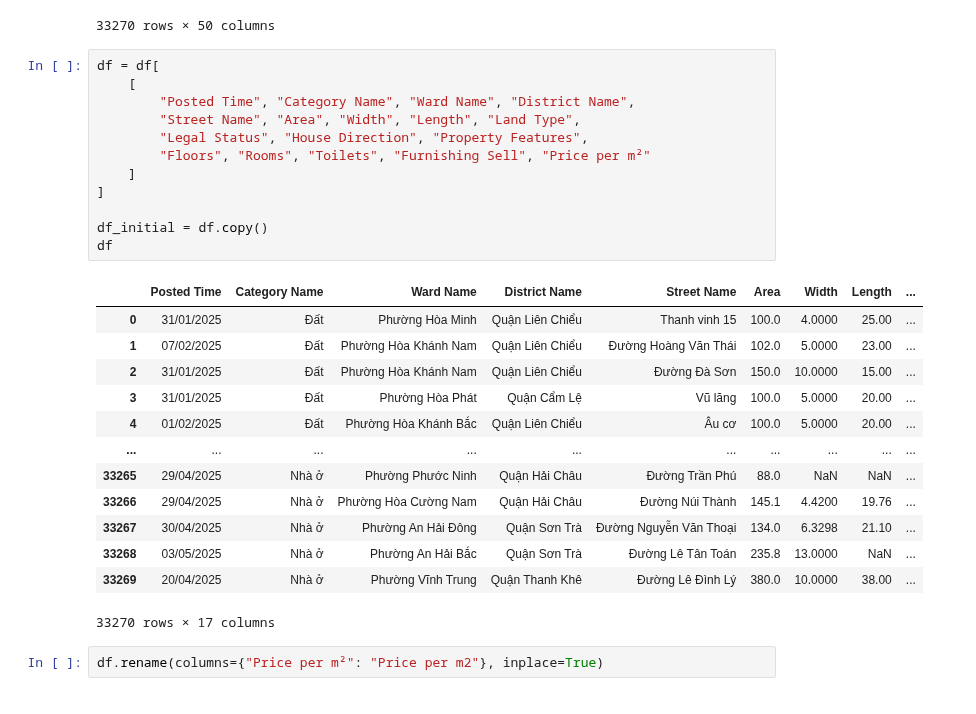
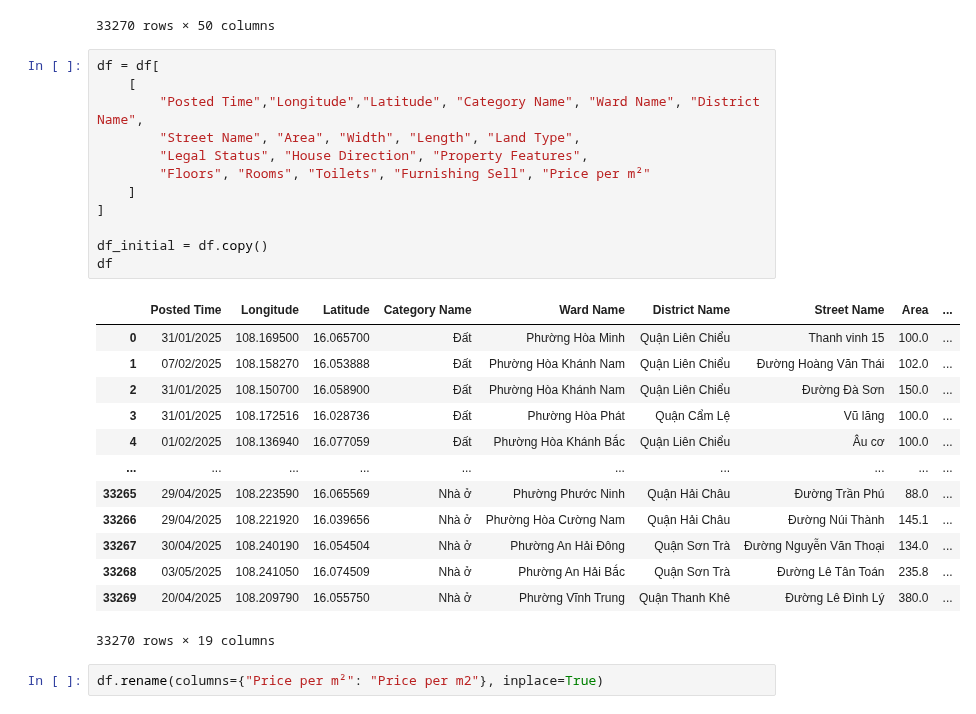
Before and after one commit to LuniuLun/RealEstate, a Jupyter notebook: MachineLearning/RealEstatePrediction/CleanData.ipynb, the cells around one changed output. Drawn from its saved outputs; the diff is of its cells as text.

```diff
--- a/MachineLearning/RealEstatePrediction/CleanData.ipynb
+++ b/MachineLearning/RealEstatePrediction/CleanData.ipynb
@@ -26,29 +26,29 @@ df
 # %%
 df = df[
     [
-        "Posted Time", "Category Name", "Ward Name", "District Name",
+        "Posted Time","Longitude","Latitude", "Category Name", "Ward Name", "District Name",
         "Street Name", "Area", "Width", "Length", "Land Type",
         "Legal Status", "House Direction", "Property Features",
         "Floors", "Rooms", "Toilets", "Furnishing Sell", "Price per m²"
     ]
 ]
 
 df_initial = df.copy()
 df
 # %% [output]
-|  | Posted Time | Category Name | Ward Name | District Name | Street Name | Area | Width | Length | ... |
-| 0 | 31/01/2025 | Đất | Phường Hòa Minh | Quận Liên Chiểu | Thanh vinh 15 | 100.0 | 4.0000 | 25.00 | ... |
-| 1 | 07/02/2025 | Đất | Phường Hòa Khánh Nam | Quận Liên Chiểu | Đường Hoàng Văn Thái | 102.0 | 5.0000 | 23.00 | ... |
-| 2 | 31/01/2025 | Đất | Phường Hòa Khánh Nam | Quận Liên Chiểu | Đường Đà Sơn | 150.0 | 10.0000 | 15.00 | ... |
-| 3 | 31/01/2025 | Đất | Phường Hòa Phát | Quận Cẩm Lệ | Vũ lăng | 100.0 | 5.0000 | 20.00 | ... |
-| 4 | 01/02/2025 | Đất | Phường Hòa Khánh Bắc | Quận Liên Chiểu | Âu cơ | 100.0 | 5.0000 | 20.00 | ... |
+|  | Posted Time | Longitude | Latitude | Category Name | Ward Name | District Name | Street Name | Area | ... |
+| 0 | 31/01/2025 | 108.169500 | 16.065700 | Đất | Phường Hòa Minh | Quận Liên Chiểu | Thanh vinh 15 | 100.0 | ... |
+| 1 | 07/02/2025 | 108.158270 | 16.053888 | Đất | Phường Hòa Khánh Nam | Quận Liên Chiểu | Đường Hoàng Văn Thái | 102.0 | ... |
+| 2 | 31/01/2025 | 108.150700 | 16.058900 | Đất | Phường Hòa Khánh Nam | Quận Liên Chiểu | Đường Đà Sơn | 150.0 | ... |
+| 3 | 31/01/2025 | 108.172516 | 16.028736 | Đất | Phường Hòa Phát | Quận Cẩm Lệ | Vũ lăng | 100.0 | ... |
+| 4 | 01/02/2025 | 108.136940 | 16.077059 | Đất | Phường Hòa Khánh Bắc | Quận Liên Chiểu | Âu cơ | 100.0 | ... |
 | ... | ... | ... | ... | ... | ... | ... | ... | ... | ... |
-| 33265 | 29/04/2025 | Nhà ở | Phường Phước Ninh | Quận Hải Châu | Đường Trần Phú | 88.0 | NaN | NaN | ... |
-| 33266 | 29/04/2025 | Nhà ở | Phường Hòa Cường Nam | Quận Hải Châu | Đường Núi Thành | 145.1 | 4.4200 | 19.76 | ... |
-| 33267 | 30/04/2025 | Nhà ở | Phường An Hải Đông | Quận Sơn Trà | Đường Nguyễn Văn Thoại | 134.0 | 6.3298 | 21.10 | ... |
-| 33268 | 03/05/2025 | Nhà ở | Phường An Hải Bắc | Quận Sơn Trà | Đường Lê Tân Toán | 235.8 | 13.0000 | NaN | ... |
-| 33269 | 20/04/2025 | Nhà ở | Phường Vĩnh Trung | Quận Thanh Khê | Đường Lê Đình Lý | 380.0 | 10.0000 | 38.00 | ... |
+| 33265 | 29/04/2025 | 108.223590 | 16.065569 | Nhà ở | Phường Phước Ninh | Quận Hải Châu | Đường Trần Phú | 88.0 | ... |
+| 33266 | 29/04/2025 | 108.221920 | 16.039656 | Nhà ở | Phường Hòa Cường Nam | Quận Hải Châu | Đường Núi Thành | 145.1 | ... |
+| 33267 | 30/04/2025 | 108.240190 | 16.054504 | Nhà ở | Phường An Hải Đông | Quận Sơn Trà | Đường Nguyễn Văn Thoại | 134.0 | ... |
+| 33268 | 03/05/2025 | 108.241050 | 16.074509 | Nhà ở | Phường An Hải Bắc | Quận Sơn Trà | Đường Lê Tân Toán | 235.8 | ... |
+| 33269 | 20/04/2025 | 108.209790 | 16.055750 | Nhà ở | Phường Vĩnh Trung | Quận Thanh Khê | Đường Lê Đình Lý | 380.0 | ... |
-33270 rows × 17 columns
+33270 rows × 19 columns
 # %%
 df.rename(columns={"Price per m²": "Price per m2"}, inplace=True)
 # %% [output]
```
Also changed, not shown: parts of 12 cells of this notebook, 2 other files.
